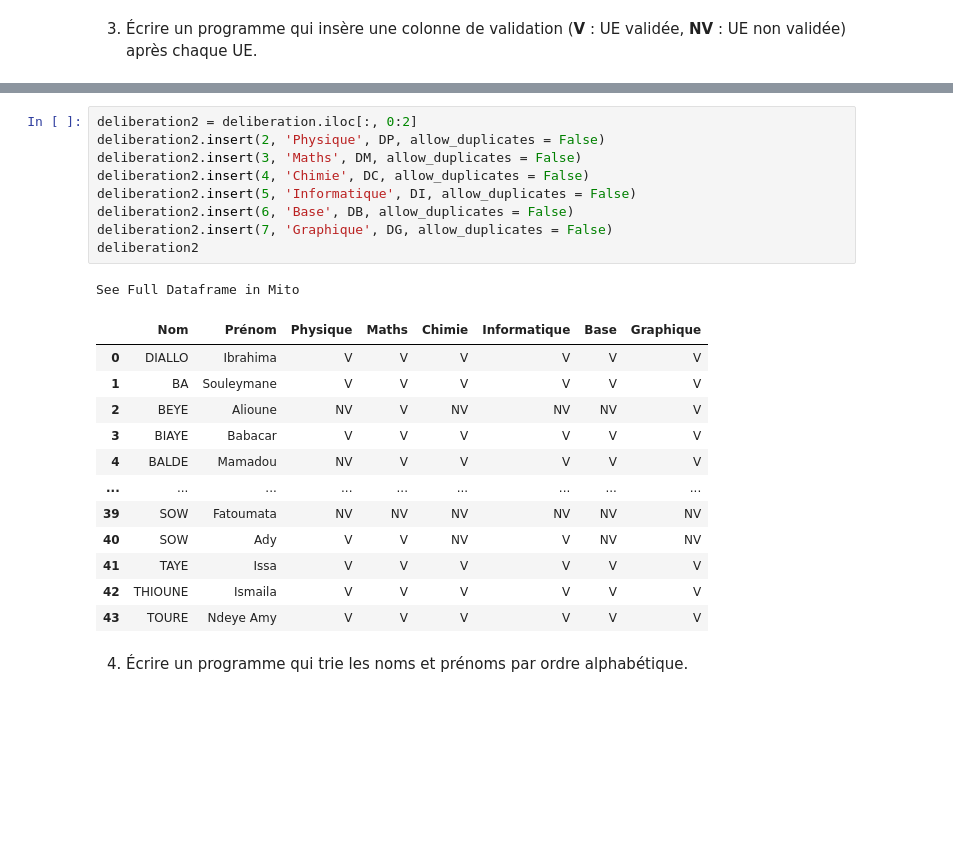
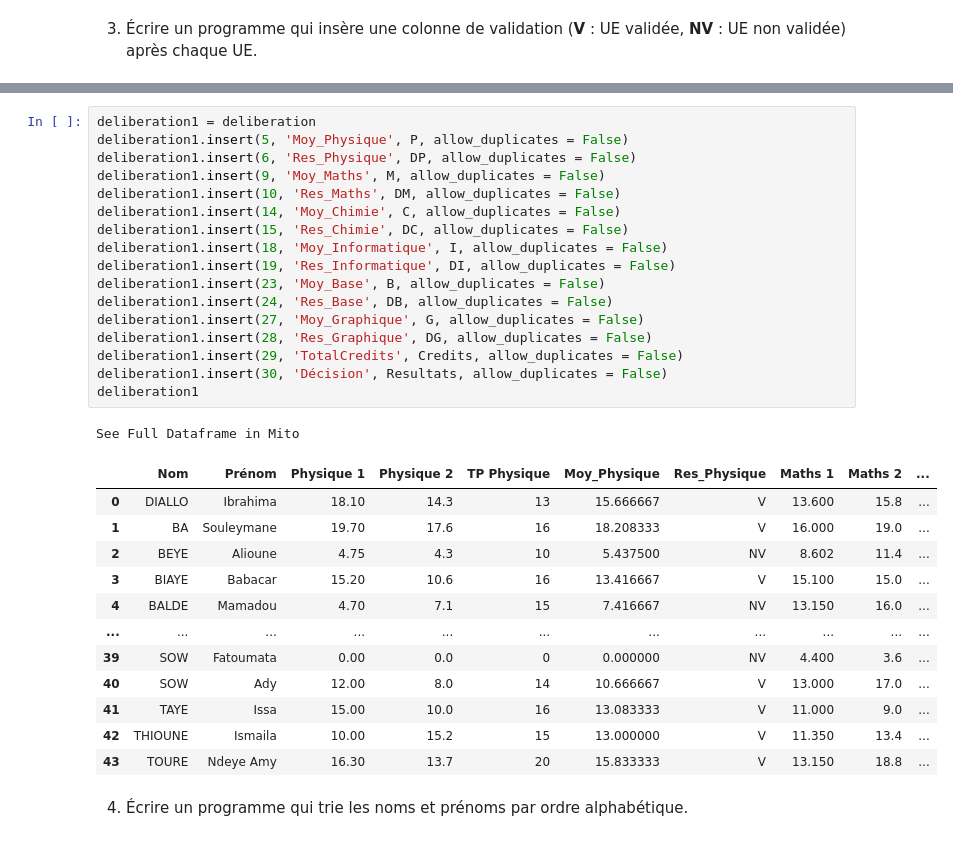
Before and after one commit to Ousoka/Cas_Pratique2, a Jupyter notebook: Cas_Pratique2.ipynb, the cells around one changed output, grey strips where cells are left out. Cells and saved outputs as stored; diff of their text form; blank space fills up the shorter version.

```diff
--- a/Cas_Pratique2.ipynb
+++ b/Cas_Pratique2.ipynb
@@ -208,26 +149,34 @@ for i in range(len(P)):
-# %%
-deliberation2 = deliberation.iloc[:, 0:2]
-deliberation2.insert(2, 'Physique', DP, allow_duplicates = False)
-deliberation2.insert(3, 'Maths', DM, allow_duplicates = False)
-deliberation2.insert(4, 'Chimie', DC, allow_duplicates = False)
-deliberation2.insert(5, 'Informatique', DI, allow_duplicates = False)
-deliberation2.insert(6, 'Base', DB, allow_duplicates = False)
-deliberation2.insert(7, 'Graphique', DG, allow_duplicates = False)
-deliberation2
-# %% [output]
-See Full Dataframe in Mito
-|  | Nom | Prénom | Physique | Maths | Chimie | Informatique | Base | Graphique |
-| 0 | DIALLO | Ibrahima | V | V | V | V | V | V |
-| 1 | BA | Souleymane | V | V | V | V | V | V |
-| 2 | BEYE | Alioune | NV | V | NV | NV | NV | V |
-| 3 | BIAYE | Babacar | V | V | V | V | V | V |
-| 4 | BALDE | Mamadou | NV | V | V | V | V | V |
-| ... | ... | ... | ... | ... | ... | ... | ... | ... |
-| 39 | SOW | Fatoumata | NV | NV | NV | NV | NV | NV |
-| 40 | SOW | Ady | V | V | NV | V | NV | NV |
-| 41 | TAYE | Issa | V | V | V | V | V | V |
-| 42 | THIOUNE | Ismaila | V | V | V | V | V | V |
-| 43 | TOURE | Ndeye Amy | V | V | V | V | V | V |
+# %%
+deliberation1 = deliberation
+deliberation1.insert(5, 'Moy_Physique', P, allow_duplicates = False)
+deliberation1.insert(6, 'Res_Physique', DP, allow_duplicates = False)
+deliberation1.insert(9, 'Moy_Maths', M, allow_duplicates = False)
+deliberation1.insert(10, 'Res_Maths', DM, allow_duplicates = False)
+deliberation1.insert(14, 'Moy_Chimie', C, allow_duplicates = False)
+deliberation1.insert(15, 'Res_Chimie', DC, allow_duplicates = False)
+deliberation1.insert(18, 'Moy_Informatique', I, allow_duplicates = False)
+deliberation1.insert(19, 'Res_Informatique', DI, allow_duplicates = False)
+deliberation1.insert(23, 'Moy_Base', B, allow_duplicates = False)
+deliberation1.insert(24, 'Res_Base', DB, allow_duplicates = False)
+deliberation1.insert(27, 'Moy_Graphique', G, allow_duplicates = False)
+deliberation1.insert(28, 'Res_Graphique', DG, allow_duplicates = False)
+deliberation1.insert(29, 'TotalCredits', Credits, allow_duplicates = False)
+deliberation1.insert(30, 'Décision', Resultats, allow_duplicates = False)
+deliberation1
+# %% [output]
+See Full Dataframe in Mito
+|  | Nom | Prénom | Physique 1 | Physique 2 | TP Physique | Moy_Physique | Res_Physique | Maths 1 | Maths 2 | ... |
+| 0 | DIALLO | Ibrahima | 18.10 | 14.3 | 13 | 15.666667 | V | 13.600 | 15.8 | ... |
+| 1 | BA | Souleymane | 19.70 | 17.6 | 16 | 18.208333 | V | 16.000 | 19.0 | ... |
+| 2 | BEYE | Alioune | 4.75 | 4.3 | 10 | 5.437500 | NV | 8.602 | 11.4 | ... |
+| 3 | BIAYE | Babacar | 15.20 | 10.6 | 16 | 13.416667 | V | 15.100 | 15.0 | ... |
+| 4 | BALDE | Mamadou | 4.70 | 7.1 | 15 | 7.416667 | NV | 13.150 | 16.0 | ... |
+| ... | ... | ... | ... | ... | ... | ... | ... | ... | ... | ... |
+| 39 | SOW | Fatoumata | 0.00 | 0.0 | 0 | 0.000000 | NV | 4.400 | 3.6 | ... |
+| 40 | SOW | Ady | 12.00 | 8.0 | 14 | 10.666667 | V | 13.000 | 17.0 | ... |
+| 41 | TAYE | Issa | 15.00 | 10.0 | 16 | 13.083333 | V | 11.000 | 9.0 | ... |
+| 42 | THIOUNE | Ismaila | 10.00 | 15.2 | 15 | 13.000000 | V | 11.350 | 13.4 | ... |
+| 43 | TOURE | Ndeye Amy | 16.30 | 13.7 | 20 | 15.833333 | V | 13.150 | 18.8 | ... |
 # %% [markdown]
 4. Écrire un programme qui trie les noms et prénoms par ordre alphabétique.
 # %%
```
Also changed, not shown: parts of 18 cells of this notebook.
